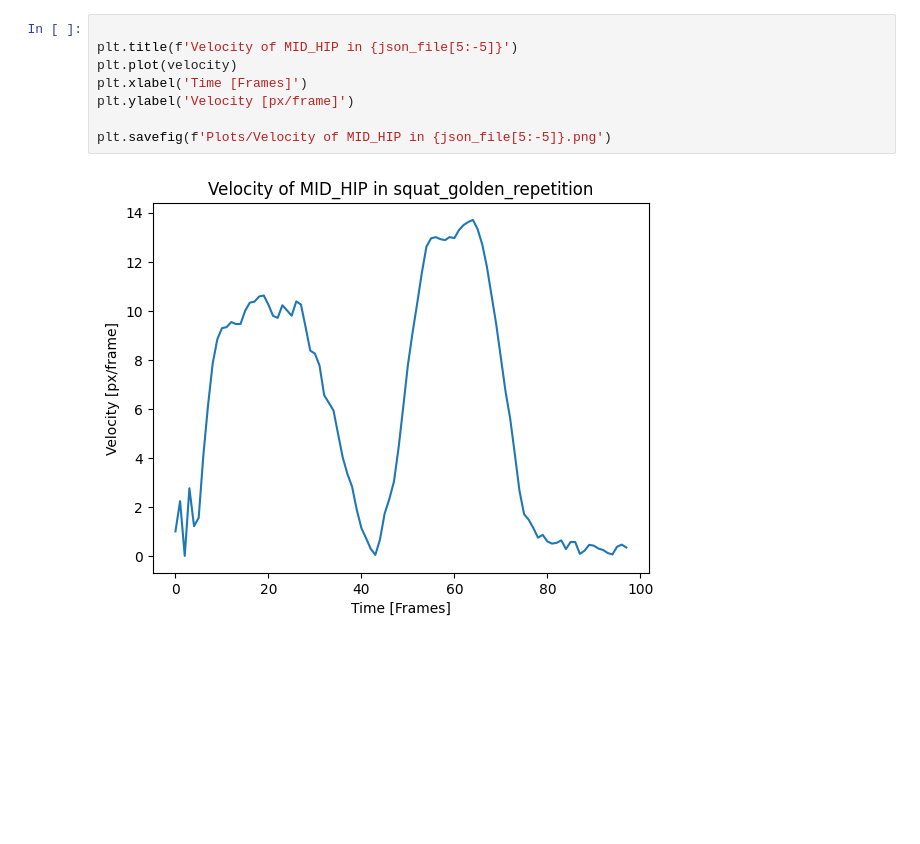
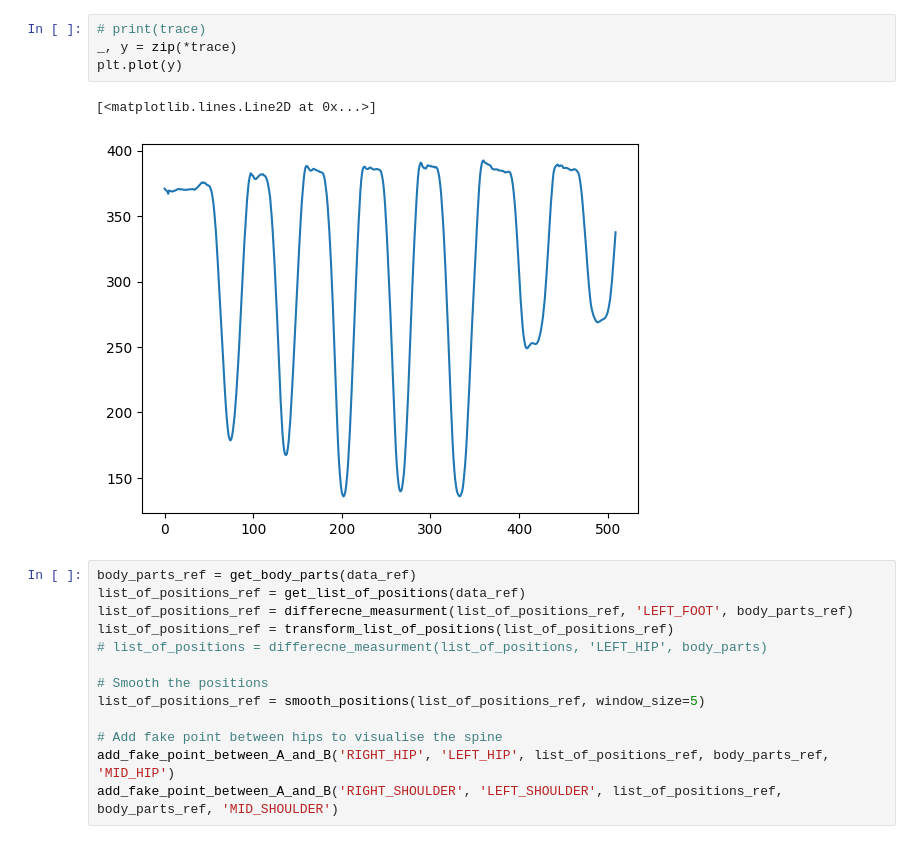
Before and after one commit to jeremayaa/Human_movement_analysis, a Jupyter notebook: Golden_repetition_visualization.ipynb, the cells around one changed output. Saved outputs shown, nothing was run; the diff lists cells and outputs as text; blank space fills up the shorter version.

```diff
--- a/Golden_repetition_visualization.ipynb
+++ b/Golden_repetition_visualization.ipynb
@@ -285,10 +353,20 @@ plt.savefig(f'Plots/Angle of LEFT_KNEE in {json_file[5:-5]}.png')
-# %%
-
-plt.title(f'Velocity of MID_HIP in {json_file[5:-5]}')
-plt.plot(velocity)
-plt.xlabel('Time [Frames]')
-plt.ylabel('Velocity [px/frame]')
-
-plt.savefig(f'Plots/Velocity of MID_HIP in {json_file[5:-5]}.png')
-# %% [output]
-[figure, removed]
+# %%
+# print(trace)
+_, y = zip(*trace)
+plt.plot(y)
+# %% [output]
+[<matplotlib.lines.Line2D at 0x...>]
+[figure, added]
+# %%
+body_parts_ref = get_body_parts(data_ref)
+list_of_positions_ref = get_list_of_positions(data_ref)
+list_of_positions_ref = differecne_measurment(list_of_positions_ref, 'LEFT_FOOT', body_parts_ref)
+list_of_positions_ref = transform_list_of_positions(list_of_positions_ref)
+# list_of_positions = differecne_measurment(list_of_positions, 'LEFT_HIP', body_parts)
+
+# Smooth the positions
+list_of_positions_ref = smooth_positions(list_of_positions_ref, window_size=5)
+
+# Add fake point between hips to visualise the spine
+add_fake_point_between_A_and_B('RIGHT_HIP', 'LEFT_HIP', list_of_positions_ref, body_parts_ref, 'MID_HIP')
+add_fake_point_between_A_and_B('RIGHT_SHOULDER', 'LEFT_SHOULDER', list_of_positions_ref, body_parts_ref, 'MID_SHOULDER')
```
Also changed, not shown: parts of 6 cells of this notebook, 41 other files.
